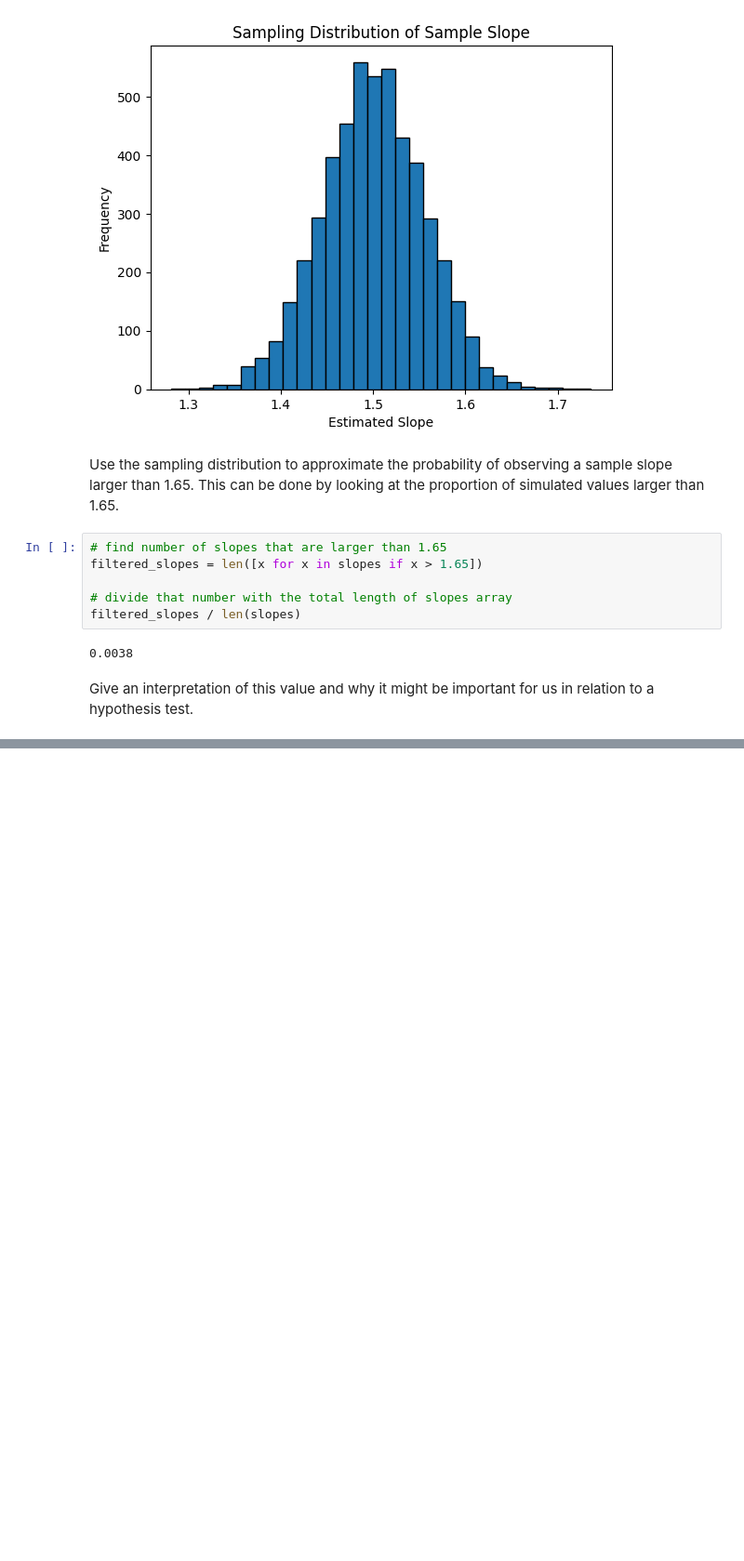
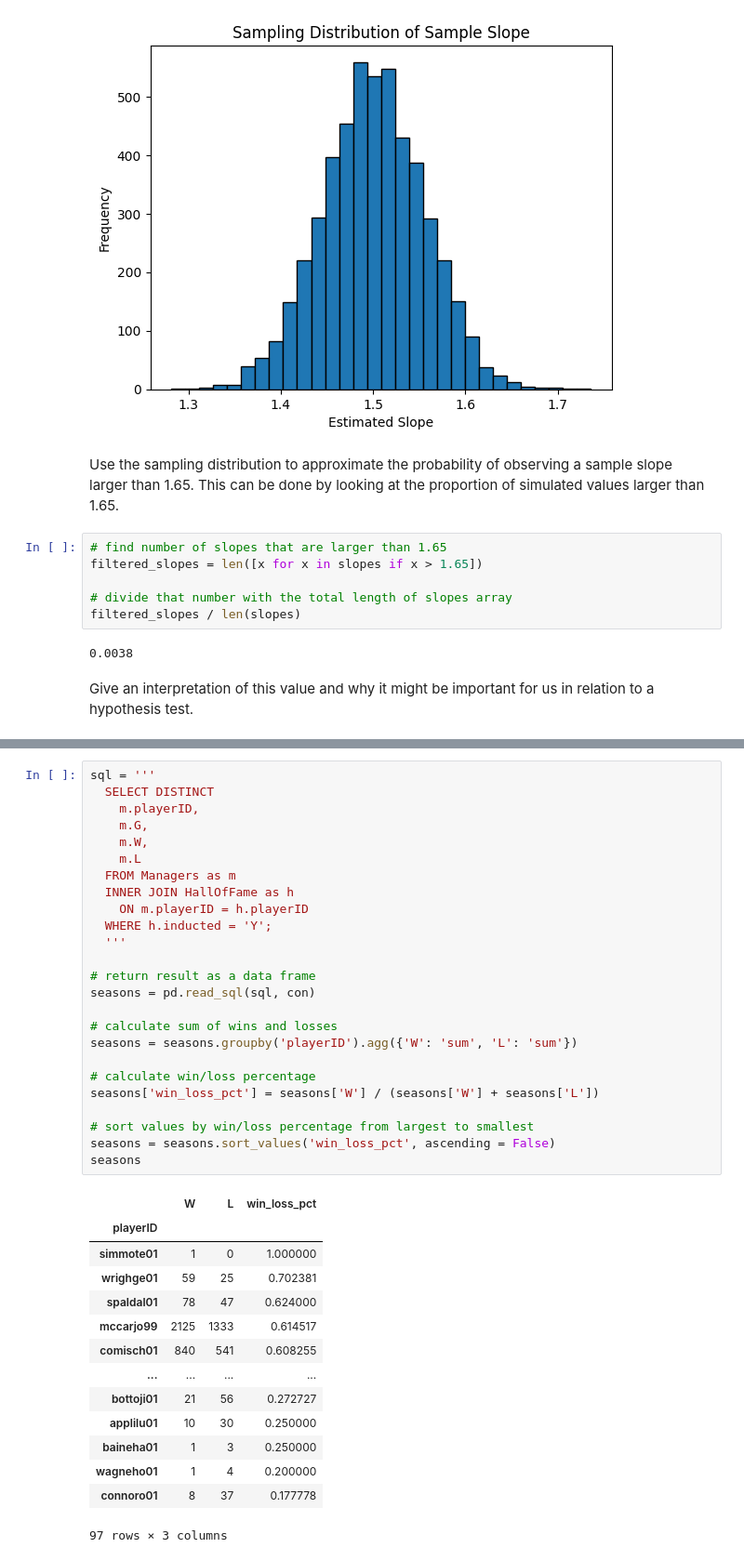
Before and after one commit to alanapooler827/554Homework5, a Jupyter notebook: ST554_HW5.ipynb, the cells around one changed output, grey strips where cells are left out. Shown at 93% size. Drawn from its saved outputs; the diff is of its cells as text; blank space fills up the shorter version.

```diff
--- a/ST554_HW5.ipynb
+++ b/ST554_HW5.ipynb
@@ -128,0 +255,40 @@ Give an interpretation of this value and why it might be important for us in rel
+# %%
+sql = '''
+  SELECT DISTINCT
+    m.playerID,
+    m.G,
+    m.W,
+    m.L
+  FROM Managers as m
+  INNER JOIN HallOfFame as h
+    ON m.playerID = h.playerID
+  WHERE h.inducted = 'Y';
+  '''
+
+# return result as a data frame
+seasons = pd.read_sql(sql, con)
+
+# calculate sum of wins and losses
+seasons = seasons.groupby('playerID').agg({'W': 'sum', 'L': 'sum'})
+
+# calculate win/loss percentage
+seasons['win_loss_pct'] = seasons['W'] / (seasons['W'] + seasons['L'])
+
+# sort values by win/loss percentage from largest to smallest
+seasons = seasons.sort_values('win_loss_pct', ascending = False)
+seasons
+# %% [output]
+|  | W | L | win_loss_pct |
+| playerID |  |  |  |
+| simmote01 | 1 | 0 | 1.000000 |
+| wrighge01 | 59 | 25 | 0.702381 |
+| spaldal01 | 78 | 47 | 0.624000 |
+| mccarjo99 | 2125 | 1333 | 0.614517 |
+| comisch01 | 840 | 541 | 0.608255 |
+| ... | ... | ... | ... |
+| bottoji01 | 21 | 56 | 0.272727 |
+| applilu01 | 10 | 30 | 0.250000 |
+| baineha01 | 1 | 3 | 0.250000 |
+| wagneho01 | 1 | 4 | 0.200000 |
+| connoro01 | 8 | 37 | 0.177778 |
+97 rows × 3 columns
```
Also changed, not shown: parts of 21 cells of this notebook.
